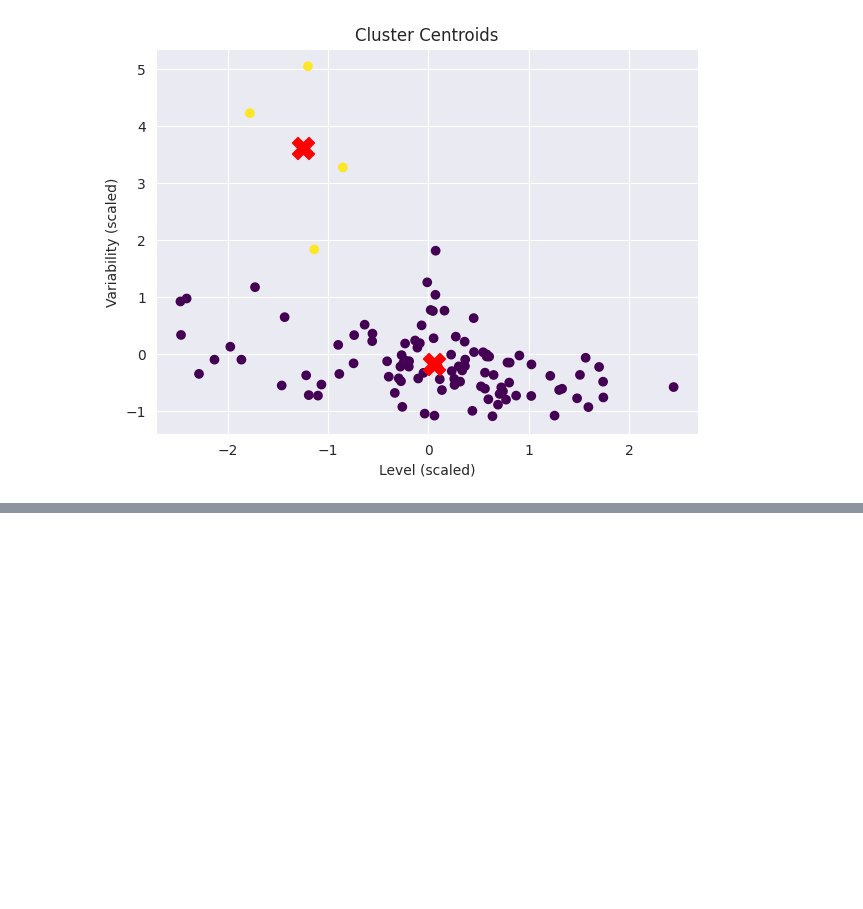
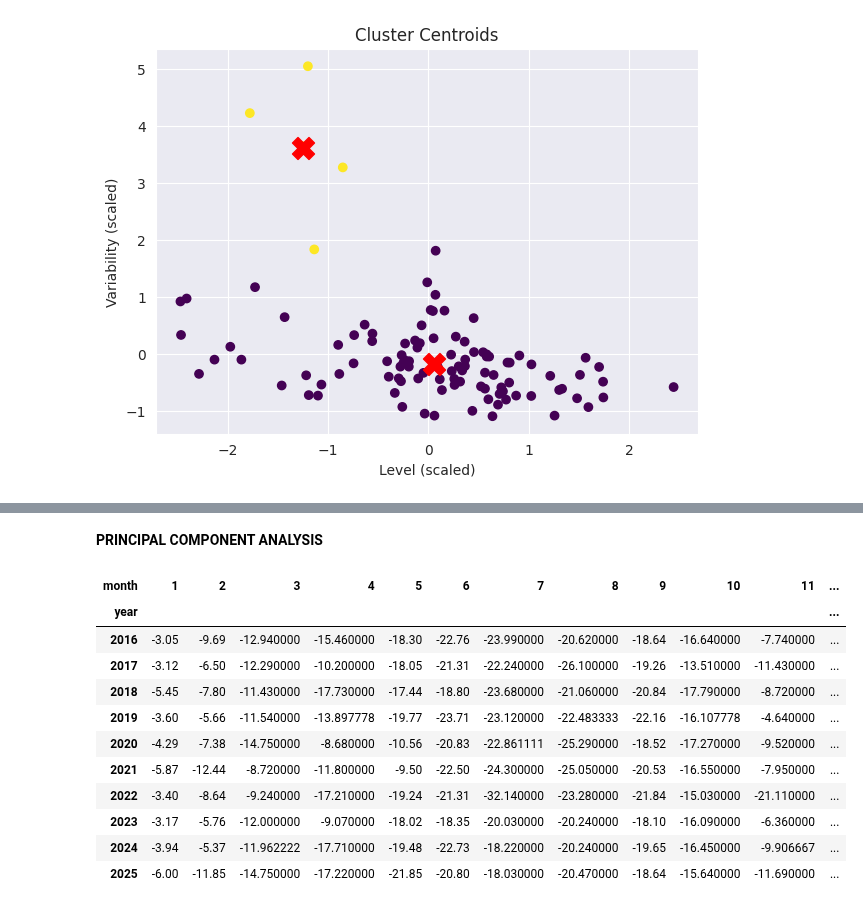
Before and after one commit to lktran1105/lktran1105.github.io, a Jupyter notebook: MLDS_project.ipynb, the cells around one changed output, grey strips where cells are left out. Saved outputs shown, nothing was run; the diff lists cells and outputs as text; code cells hidden in the pictures; blank space fills up the shorter version.

```diff
--- a/MLDS_project.ipynb
+++ b/MLDS_project.ipynb
@@ -687,0 +710,2 @@ plt.show()
+# %% [markdown]
+**PRINCIPAL COMPONENT ANALYSIS**
@@ -687,0 +720,15 @@ plt.show()
+# %%
+wide
+# %% [output]
+| month | 1 | 2 | 3 | 4 | 5 | 6 | 7 | 8 | 9 | 10 | 11 | ... |
+| year |  |  |  |  |  |  |  |  |  |  |  | ... |
+| 2016 | -3.05 | -9.69 | -12.940000 | -15.460000 | -18.30 | -22.76 | -23.990000 | -20.620000 | -18.64 | -16.640000 | -7.740000 | ... |
+| 2017 | -3.12 | -6.50 | -12.290000 | -10.200000 | -18.05 | -21.31 | -22.240000 | -26.100000 | -19.26 | -13.510000 | -11.430000 | ... |
+| 2018 | -5.45 | -7.80 | -11.430000 | -17.730000 | -17.44 | -18.80 | -23.680000 | -21.060000 | -20.84 | -17.790000 | -8.720000 | ... |
+| 2019 | -3.60 | -5.66 | -11.540000 | -13.897778 | -19.77 | -23.71 | -23.120000 | -22.483333 | -22.16 | -16.107778 | -4.640000 | ... |
+| 2020 | -4.29 | -7.38 | -14.750000 | -8.680000 | -10.56 | -20.83 | -22.861111 | -25.290000 | -18.52 | -17.270000 | -9.520000 | ... |
+| 2021 | -5.87 | -12.44 | -8.720000 | -11.800000 | -9.50 | -22.50 | -24.300000 | -25.050000 | -20.53 | -16.550000 | -7.950000 | ... |
+| 2022 | -3.40 | -8.64 | -9.240000 | -17.210000 | -19.24 | -21.31 | -32.140000 | -23.280000 | -21.84 | -15.030000 | -21.110000 | ... |
+| 2023 | -3.17 | -5.76 | -12.000000 | -9.070000 | -18.02 | -18.35 | -20.030000 | -20.240000 | -18.10 | -16.090000 | -6.360000 | ... |
+| 2024 | -3.94 | -5.37 | -11.962222 | -17.710000 | -19.48 | -22.73 | -18.220000 | -20.240000 | -19.65 | -16.450000 | -9.906667 | ... |
+| 2025 | -6.00 | -11.85 | -14.750000 | -17.220000 | -21.85 | -20.80 | -18.030000 | -20.470000 | -18.64 | -15.640000 | -11.690000 | ... |
```
Also changed, not shown: parts of 18 cells of this notebook.
